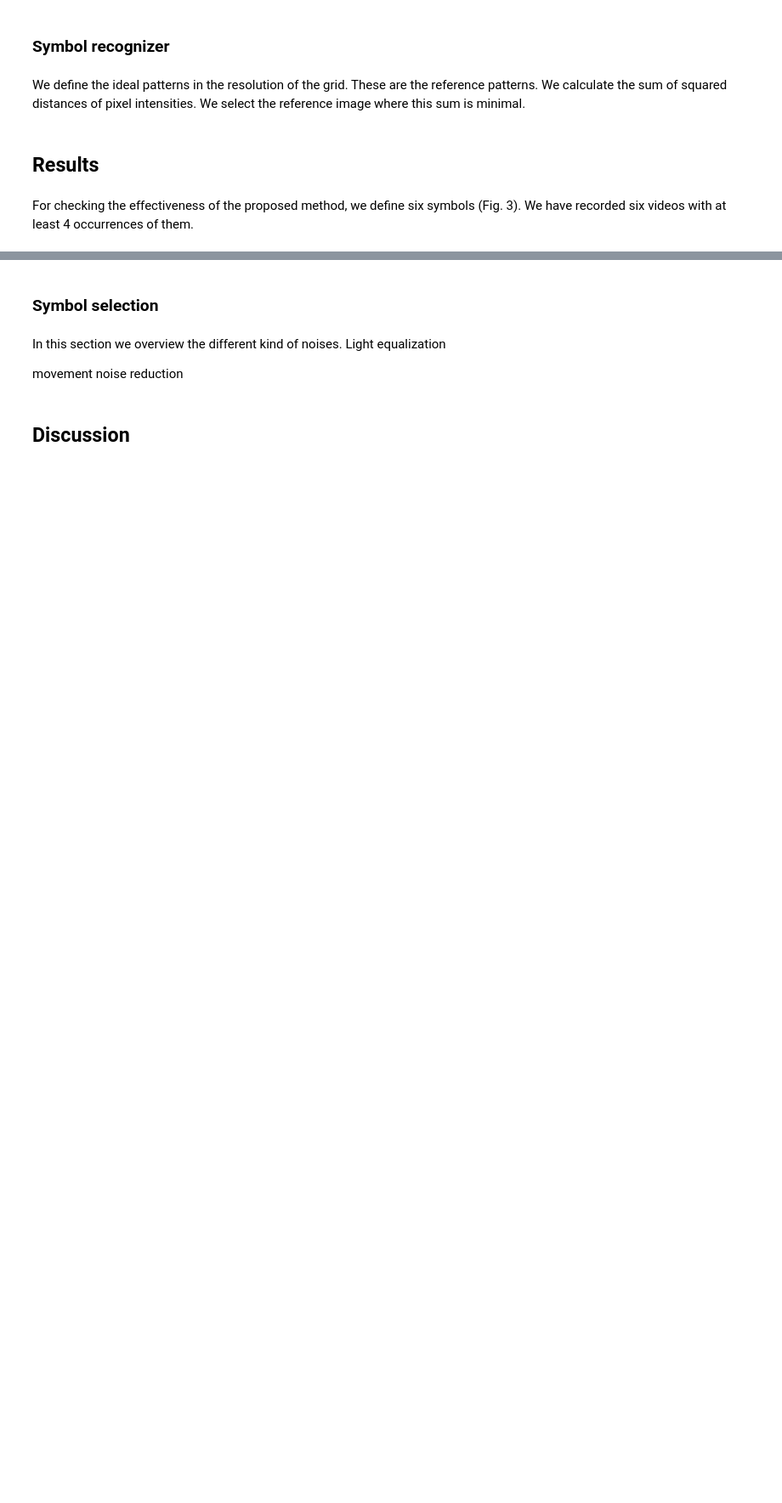
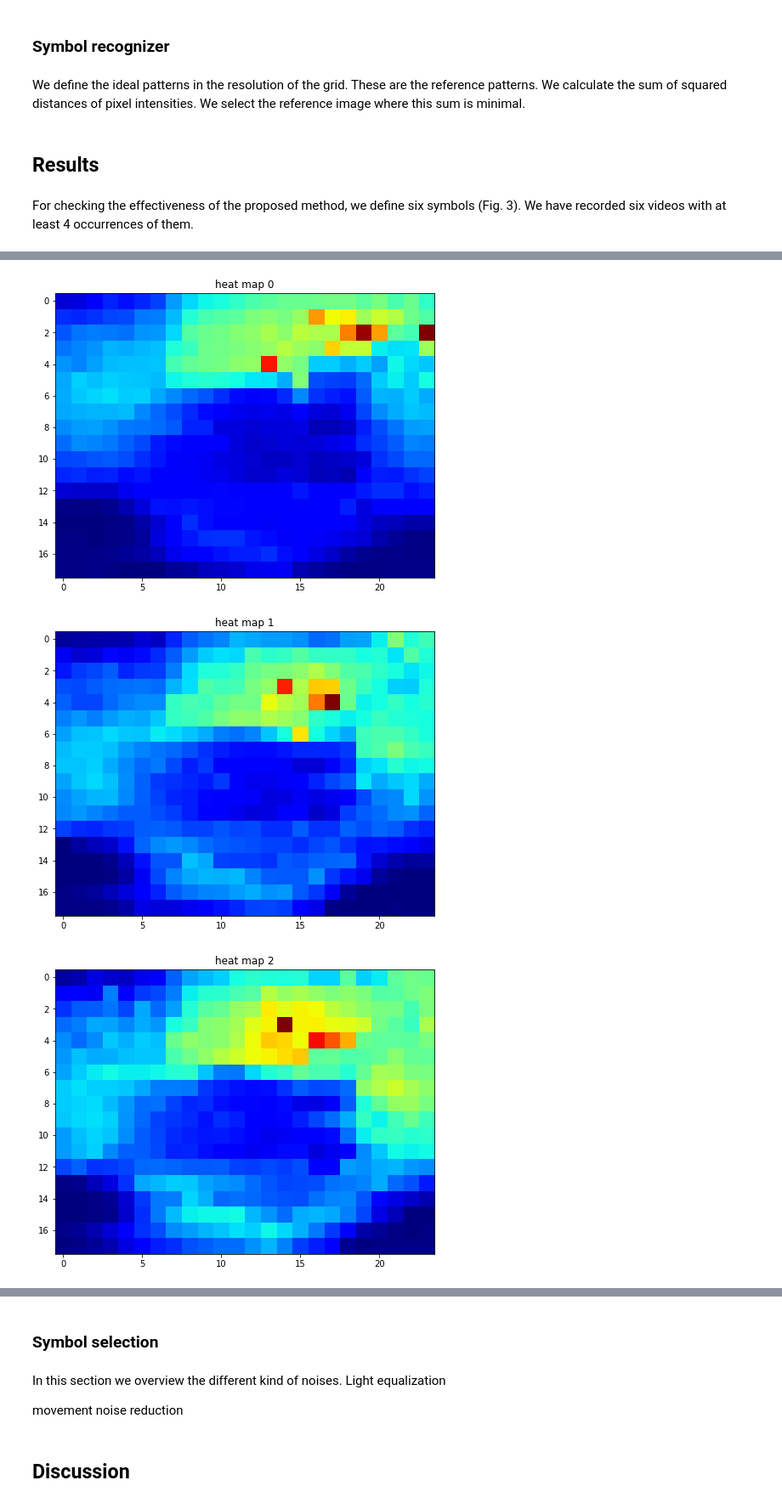
Before and after one commit to DanielNagy97/szakdolgozat, a Jupyter notebook: paper/draft.ipynb, the cells around one changed output, grey strips where cells are left out. Shown at 85% size. Saved outputs shown, nothing was run; the diff lists cells and outputs as text; code cells hidden in the pictures; blank space fills up the shorter version.

```diff
--- a/paper/draft.ipynb
+++ b/paper/draft.ipynb
@@ -189,13 +222,27 @@ heat_maps = {}
 for symbol_name in symbol_names:
     frames = FrameBuffer()
     heat_map = np.zeros((18, 24), dtype=np.float32)
-    with Video(f'/tmp/arpt/videos/{symbol_name}.webm') as video:
+    with Video(f'./tmp/arpt/videos/{symbol_name}.webm') as video:
         while True:
             frame = video.get_next_frame()
             if frame is None:
                 break
             frames.push_frame(frame)
             motion_vectors = motion_field.calc_optical_flow(frames[-1], frames[0], (18, 24))
+
+            lengths = motion_field.calc_lengths(motion_vectors)
+            # heat_map = np.maximum(heat_map, lengths)
+            heat_map += lengths
+
+    frames = FrameBuffer()
+    with Video(f'./tmp/arpt/videos/{symbol_name}_test.mp4') as video:
+        while True:
+            frame = video.get_next_frame()
+            if frame is None:
+                break
+            frames.push_frame(frame)
+            motion_vectors = motion_field.calc_optical_flow(frames[-1], frames[0], (18, 24))
+
             lengths = motion_field.calc_lengths(motion_vectors)
             # heat_map = np.maximum(heat_map, lengths)
             heat_map += lengths
@@ -217,7 +271,7 @@ for symbol_name in symbol_names:
     frames = FrameBuffer()
     heat_maps[symbol_name] = []
     is_first = True
-    with Video(f'/tmp/arpt/videos/{symbol_name}.webm') as video:
+    with Video(f'./tmp/arpt/videos/{symbol_name}.webm') as video:
         heat_map = np.zeros((18, 24), dtype=np.float32)
         n = 0
         while True:
@@ -240,3 +294,28 @@ for symbol_name in symbol_names:
                     n = 0
             else:
                 n += 1
+
+    frames = FrameBuffer()
+    with Video(f'./tmp/arpt/videos/{symbol_name}_test.mp4') as video:
+        heat_map = np.zeros((18, 24), dtype=np.float32)
+        n = 0
+        while True:
+            frame = video.get_next_frame()
+            if frame is None:
+                heat_maps[symbol_name].append(heat_map)
+                break
+            frames.push_frame(frame)
+            motion_vectors = motion_field.calc_optical_flow(frames[-1], frames[0], (18, 24))
+            lengths = motion_field.calc_lengths(motion_vectors)
+            measure = np.mean(np.mean(lengths))
+            if measure > MU:
+                heat_map += lengths
+                if n > TAU:
+                    if is_first is True:
+                        is_first = False
+                    else:
+                        heat_maps[symbol_name].append(heat_map)
+                    heat_map = np.zeros((18, 24), dtype=np.float32)
+                    n = 0
+            else:
+                n += 1
@@ -243,6 +329,10 @@ for symbol_name in symbol_names:
 # %%
-for i, heat_map in enumerate(heat_maps['x']):
+for i, heat_map in enumerate(heat_maps['circle']):
     figure = plt.figure(figsize=(8, 8))
     plt.imshow(heat_map, cmap='jet', interpolation='nearest')
     plt.title(f'heat map {i}')
     plt.show()
+# %% [output]
+[figure, added]
+[figure, added]
+[figure, added]
```
Also changed, not shown: parts of 28 cells of this notebook.
